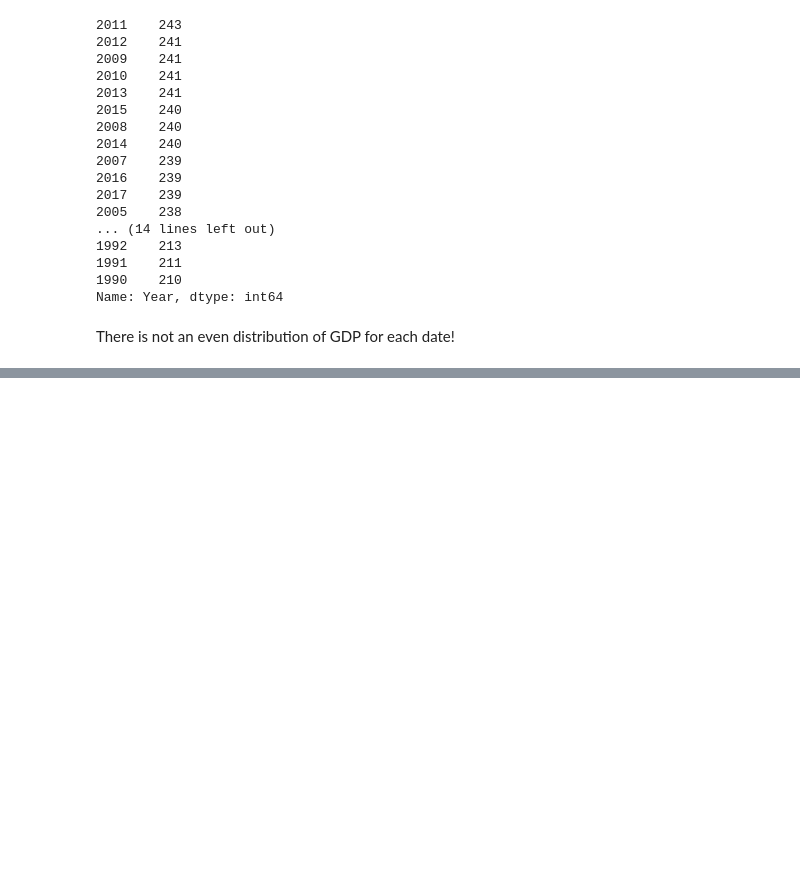
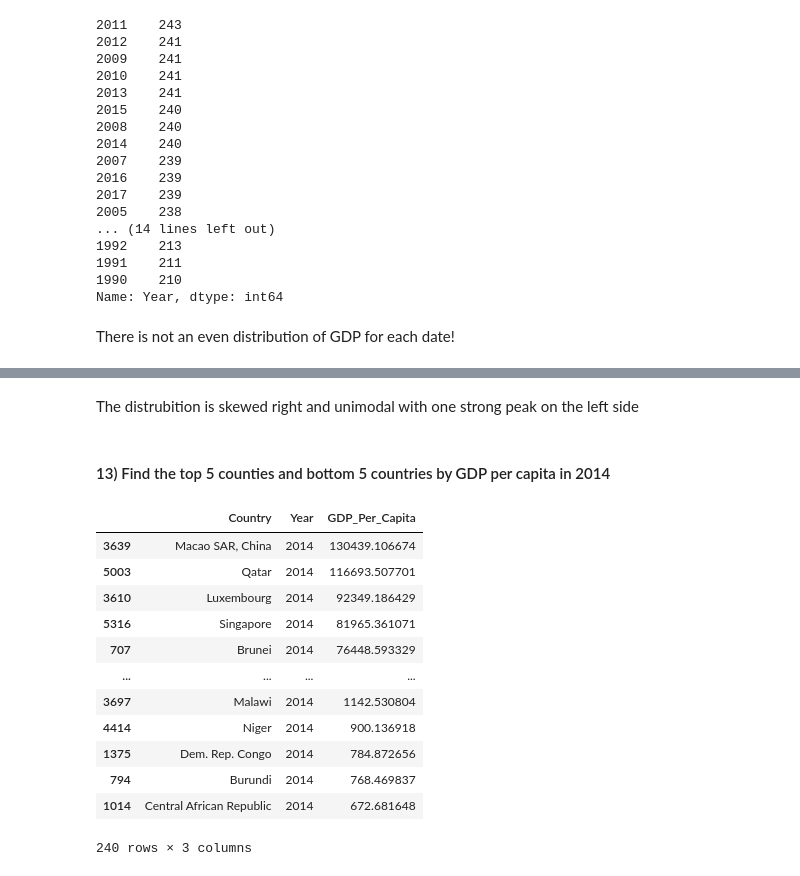
Before and after one commit to lordfrahnk/dq1-undata-lordfrahnk, a Jupyter notebook: notebooks/UN_Data_Exploration.ipynb, the cells around one changed output, grey strips where cells are left out. Cells and saved outputs as stored; diff of their text form; code cells hidden in the pictures; blank space fills up the shorter version.

```diff
--- a/notebooks/UN_Data_Exploration.ipynb
+++ b/notebooks/UN_Data_Exploration.ipynb
@@ -130,0 +176,20 @@ gdp_df
+# %% [markdown]
+The distrubition is skewed right and unimodal with one strong peak on the left side
+# %% [markdown]
+#### 13) Find the top 5 counties and bottom 5 countries by GDP per capita in 2014
+# %%
+gdp_2014.sort_values('GDP_Per_Capita', ascending = False)
+# %% [output]
+|  | Country | Year | GDP_Per_Capita |
+| 3639 | Macao SAR, China | 2014 | 130439.106674 |
+| 5003 | Qatar | 2014 | 116693.507701 |
+| 3610 | Luxembourg | 2014 | 92349.186429 |
+| 5316 | Singapore | 2014 | 81965.361071 |
+| 707 | Brunei | 2014 | 76448.593329 |
+| ... | ... | ... | ... |
+| 3697 | Malawi | 2014 | 1142.530804 |
+| 4414 | Niger | 2014 | 900.136918 |
+| 1375 | Dem. Rep. Congo | 2014 | 784.872656 |
+| 794 | Burundi | 2014 | 768.469837 |
+| 1014 | Central African Republic | 2014 | 672.681648 |
+240 rows × 3 columns
```
Also changed, not shown: parts of 23 cells of this notebook.
